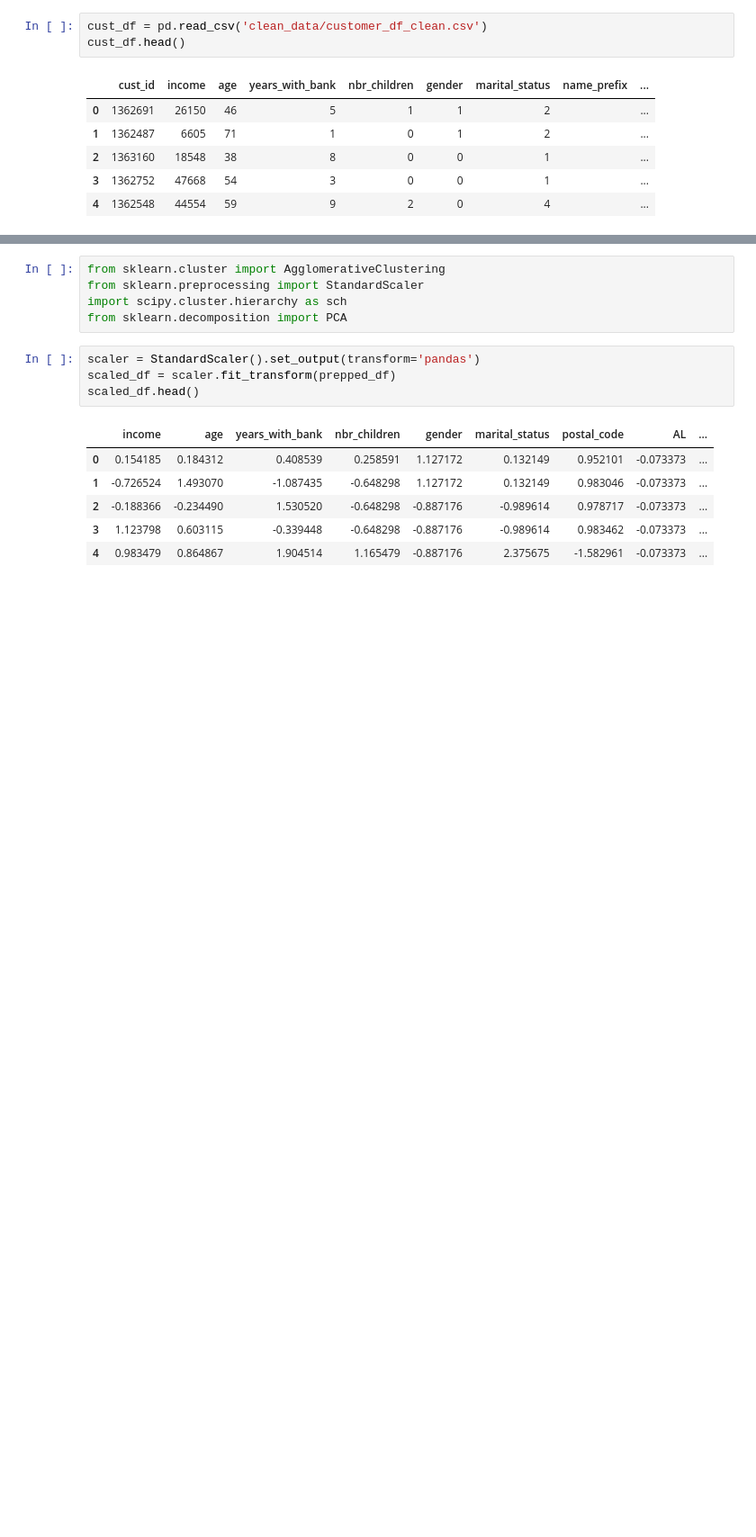
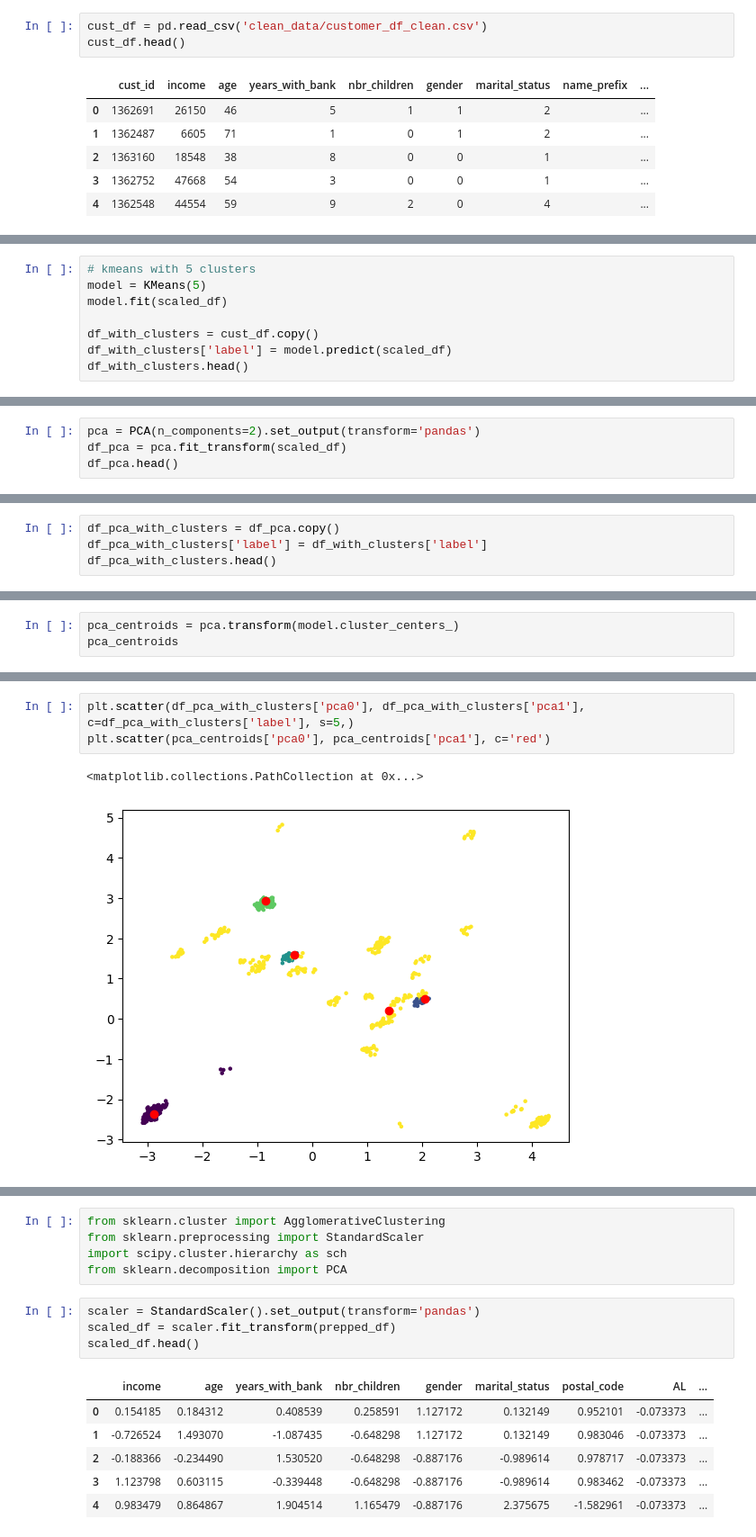
Before and after one commit to btmarsh6/mini-project-III, a Jupyter notebook: Ben_notebook.ipynb, the cells around one changed output, grey strips where cells are left out. Shown at 90% size. Cells and saved outputs as stored; diff of their text form; blank space fills up the shorter version.

```diff
--- a/Ben_notebook.ipynb
+++ b/Ben_notebook.ipynb
@@ -882,0 +915,8 @@ prepped_df.astype('float64')
+# %%
+# kmeans with 5 clusters
+model = KMeans(5)
+model.fit(scaled_df)
+
+df_with_clusters = cust_df.copy()
+df_with_clusters['label'] = model.predict(scaled_df)
+df_with_clusters.head()
@@ -882,0 +942,4 @@ prepped_df.astype('float64')
+# %%
+pca = PCA(n_components=2).set_output(transform='pandas')
+df_pca = pca.fit_transform(scaled_df)
+df_pca.head()
@@ -882,0 +953,4 @@ prepped_df.astype('float64')
+# %%
+df_pca_with_clusters = df_pca.copy()
+df_pca_with_clusters['label'] = df_with_clusters['label']
+df_pca_with_clusters.head()
@@ -882,0 +964,3 @@ prepped_df.astype('float64')
+# %%
+pca_centroids = pca.transform(model.cluster_centers_)
+pca_centroids
@@ -882,0 +974,6 @@ prepped_df.astype('float64')
+# %%
+plt.scatter(df_pca_with_clusters['pca0'], df_pca_with_clusters['pca1'], c=df_pca_with_clusters['label'], s=5,)
+plt.scatter(pca_centroids['pca0'], pca_centroids['pca1'], c='red')
+# %% [output]
+<matplotlib.collections.PathCollection at 0x...>
+[figure, added]
```
Also changed, not shown: parts of 23 cells of this notebook.
